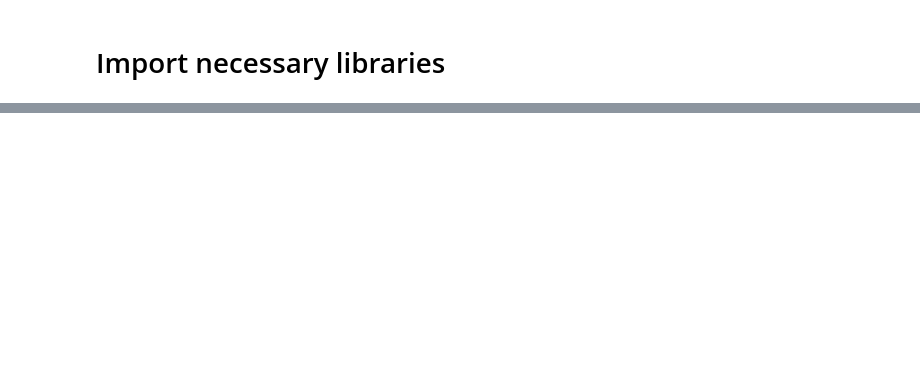
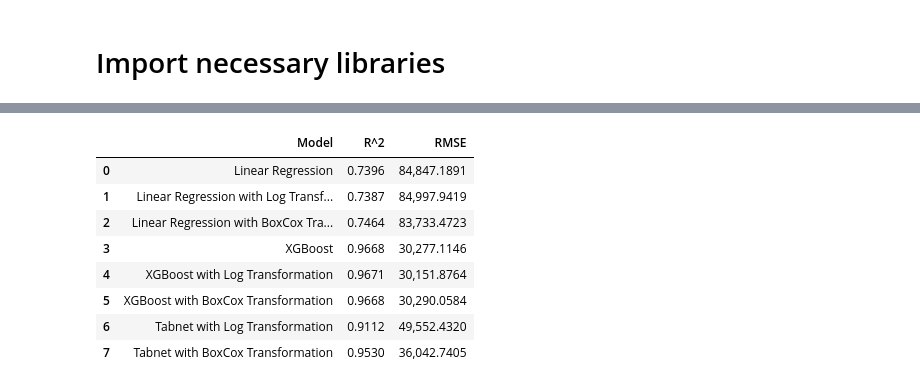
Before and after one commit to KuroInit/HDB-Resale-Price-Predict, a Jupyter notebook: FInal_Predict.ipynb, the cells around one changed output, grey strips where cells are left out. Drawn from its saved outputs; the diff is of its cells as text; code cells hidden in the pictures; blank space fills up the shorter version.

```diff
--- a/FInal_Predict.ipynb
+++ b/FInal_Predict.ipynb
@@ -46,0 +131,52 @@ final_data_after2015
+# %%
+from IPython.display import display
+import math
+
+metrics_df = pd.DataFrame({
+    'Model': [
+        'Linear Regression',
+        'Linear Regression with Log Transformation',
+        'Linear Regression with BoxCox Transformation',
+        'XGBoost',
+        'XGBoost with Log Transformation',
+        'XGBoost with BoxCox Transformation',
+        'Tabnet with Log Transformation',
+        'Tabnet with BoxCox Transformation'
+    ],
+    'R^2': [
+        r2_score(y_test, y_pred_linReg),
+        r2_score(y_test, y_pred_linReg_log),
+        r2_score(y_test, y_pred_linReg_boxcox),
+        r2_score(y_test, y_pred_xgb),
+        r2_score(y_test, y_pred_xgb_log),
+        r2_score(y_test, y_pred_xgb_boxcox),
+        r2_score(y_test, y_pred_tabnet_log),
+        r2_score(y_test, y_pred_tabnet_boxcox)
+    ],
+    'RMSE': [
+        math.sqrt(mean_squared_error(y_test, y_pred_linReg)),
+        math.sqrt(mean_squared_error(y_test, y_pred_linReg_log)),
+        math.sqrt(mean_squared_error(y_test, y_pred_linReg_boxcox)),
+        math.sqrt(mean_squared_error(y_test, y_pred_xgb)),
+        math.sqrt(mean_squared_error(y_test, y_pred_xgb_log)),
+        math.sqrt(mean_squared_error(y_test, y_pred_xgb_boxcox)),
+        math.sqrt(mean_squared_error(y_test, y_pred_tabnet_log)),
+        math.sqrt(mean_squared_error(y_test, y_pred_tabnet_boxcox))
+    ]
+})
+
+# Format the DataFrame to have more readable numbers.
+pd.options.display.float_format = '{:,.4f}'.format
+
+# Display the DataFrame.
+display(metrics_df)
+# %% [output]
+|  | Model | R^2 | RMSE |
+| 0 | Linear Regression | 0.7396 | 84,847.1891 |
+| 1 | Linear Regression with Log Transf... | 0.7387 | 84,997.9419 |
+| 2 | Linear Regression with BoxCox Tra... | 0.7464 | 83,733.4723 |
+| 3 | XGBoost | 0.9668 | 30,277.1146 |
+| 4 | XGBoost with Log Transformation | 0.9671 | 30,151.8764 |
+| 5 | XGBoost with BoxCox Transformation | 0.9668 | 30,290.0584 |
+| 6 | Tabnet with Log Transformation | 0.9112 | 49,552.4320 |
+| 7 | Tabnet with BoxCox Transformation | 0.9530 | 36,042.7405 |
```
Also changed, not shown: parts of 23 cells of this notebook, 1 other file.
